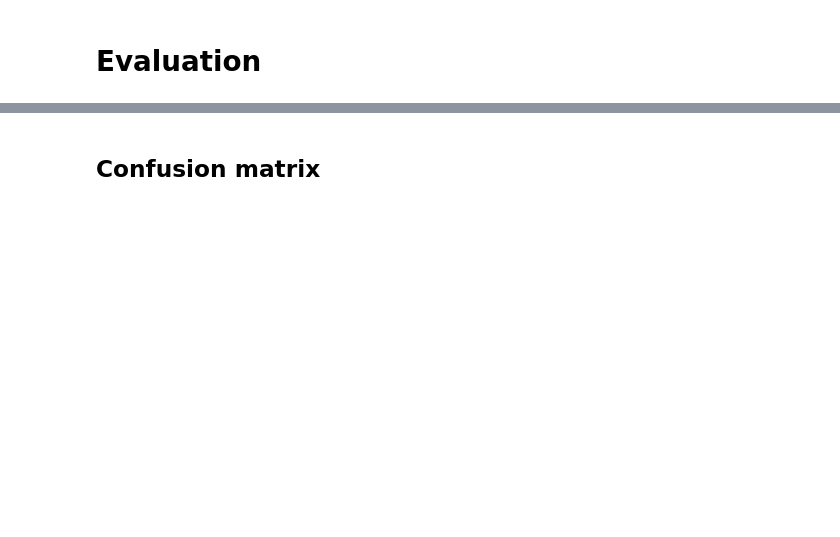
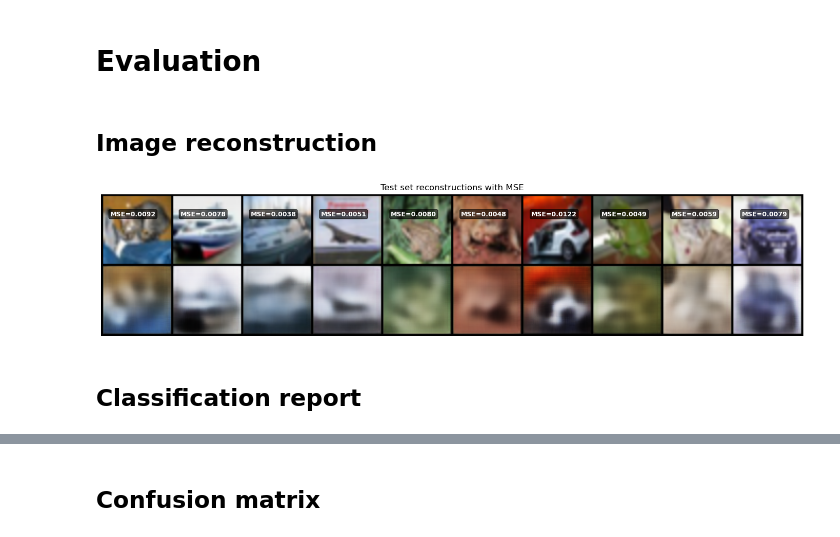
Before and after one commit to elfreyer/project_module_3, a Jupyter notebook: notebooks/02_supervised_cvae_64x64_cifar10.ipynb, the cells around one changed output, grey strips where cells are left out. Cells and saved outputs as stored; diff of their text form; code cells hidden in the pictures; blank space fills up the shorter version.

```diff
--- a/notebooks/02_supervised_cvae_64x64_cifar10.ipynb
+++ b/notebooks/02_supervised_cvae_64x64_cifar10.ipynb
@@ -750,2 +1050,65 @@ plot_training_history(history)
 # %% [markdown]
 # Evaluation
+# %% [markdown]
+## Image reconstruction
+# %%
+from torchvision.utils import make_grid
+
+@torch.no_grad()
+def show_reconstructions(
+    model: torch.nn.Module,
+    loader: torch.utils.data.DataLoader,
+    n: int = 8,
+    device: str | None = None,
+    title: str = "Reconstructions with Errors"
+) -> None:
+    """
+    Display original images (top) and their reconstructions (bottom)
+    for n samples from the first batch, with per-image reconstruction
+    errors (MSE) annotated above each column.
+    """
+    device = device or next(model.parameters()).device
+    model.eval()
+
+    # Get one mini-batch
+    X, _ = next(iter(loader))
+    X = X.to(device)[:n]
+
+    # Forward pass
+    _, X_hat, _ = model(X)
+
+    # Compute per-sample MSE over pixels
+    errors = F.mse_loss(X_hat, X, reduction="none")
+    errors = errors.view(errors.size(0), -1).mean(dim=1).detach().cpu().numpy()
+
+    # Combine originals and reconstructions into one grid (2 rows)
+    both = torch.cat([X, X_hat.clamp(0, 1)], dim=0)
+    grid = make_grid(both, nrow=n, padding=2)
+
+    # Plot grid
+    plt.figure(figsize=(1.8 * n, 3.6))
+    plt.imshow(grid.permute(1, 2, 0).detach().cpu())
+    plt.axis("off")
+    plt.title(title)
+
+    # Annotate with reconstruction error (MSE) above each column
+    for i, err in enumerate(errors):
+        plt.text(
+            x=i * (grid.shape[2] / n) + 8,
+            y=20,
+            s=f"MSE={err:.4f}",
+            color="white",
+            fontsize=9,
+            weight="bold",
+            bbox=dict(facecolor="black", alpha=0.6, boxstyle="round,pad=0.2")
+        )
+
+    plt.show()
+
+
+# Plot the reconstruction
+show_reconstructions(ae_model, test_loader, n=10, title="Test set reconstructions with MSE")
+# %% [output]
+[figure, added]
+# %% [markdown]
+## Classification report
```
Also changed, not shown: parts of 42 cells of this notebook.
